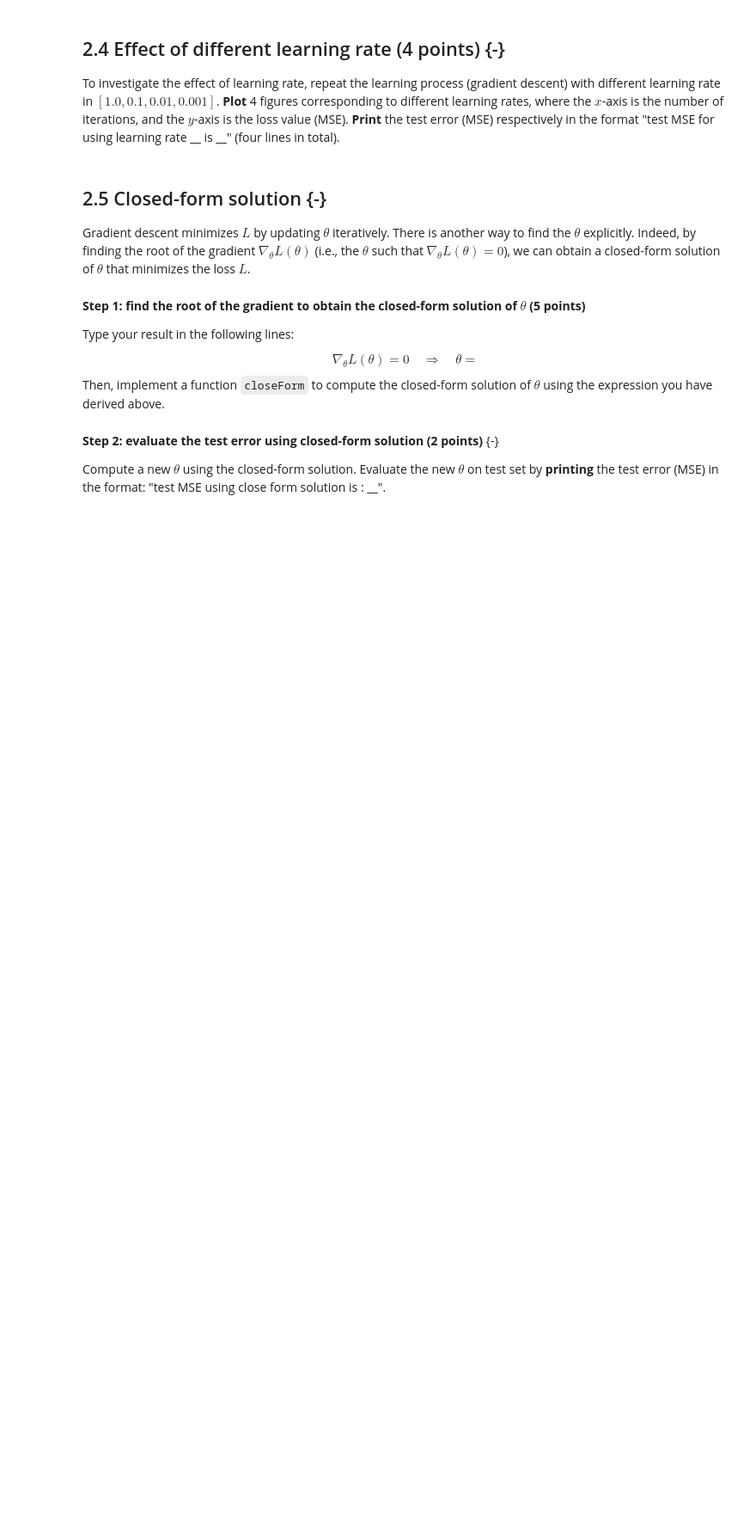
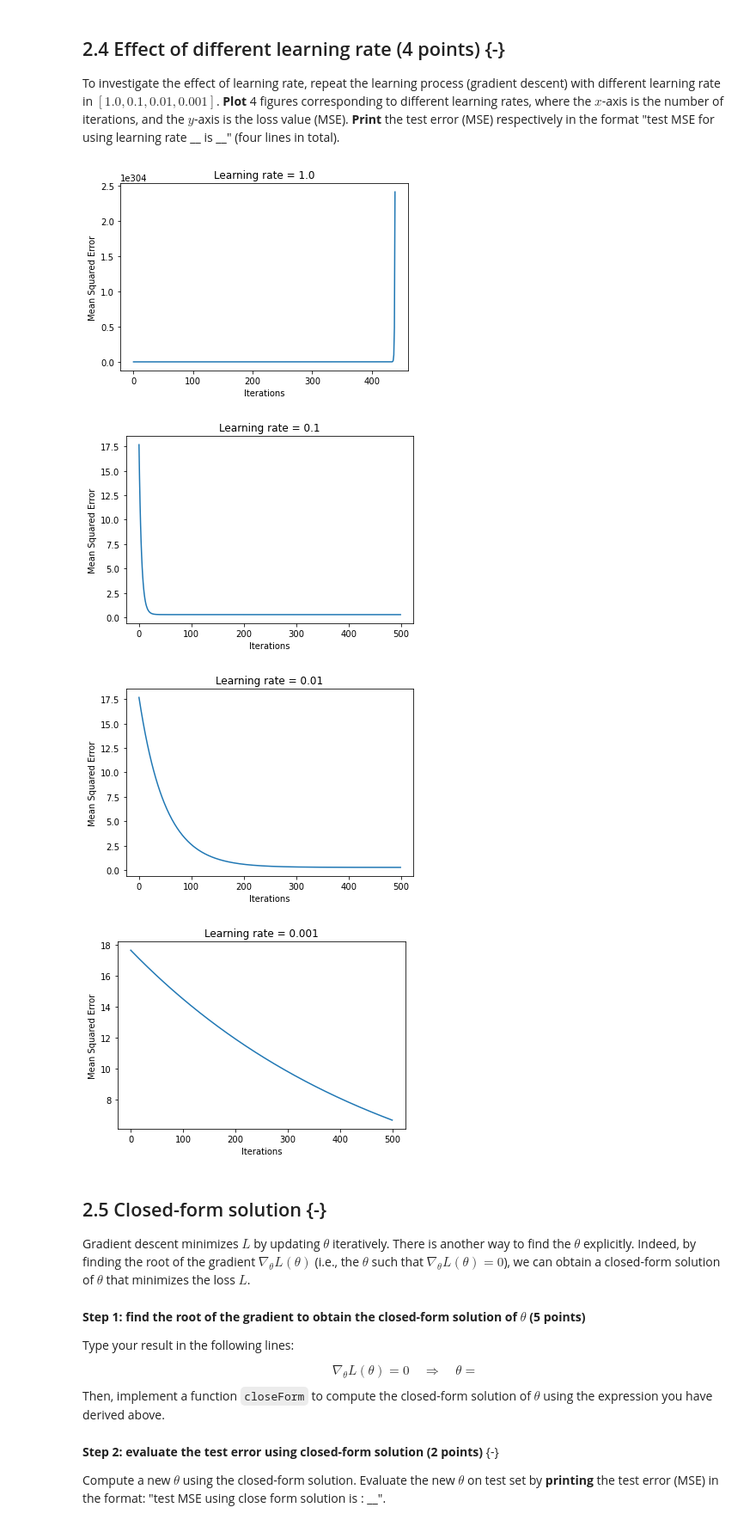
Before and after one commit to laxmena/NaiveBayes-Classification-and-Regression, a Jupyter notebook: Lab_2.ipynb, the cells around one changed output. Shown at 86% size. Saved outputs shown, nothing was run; the diff lists cells and outputs as text; code cells hidden in the pictures; blank space fills up the shorter version.

```diff
--- a/Lab_2.ipynb
+++ b/Lab_2.ipynb
@@ -930,9 +983,21 @@ and the $y$-axis is the loss value (MSE). **Print** the test error (MSE) respect
 # %%
 learning_rates = [1.0, 0.1, 0.01, 0.001]
 
 # *****START OF YOUR CODE (DO NOT DELETE/MODIFY THIS LINE)*****
-
+for alpha in learning_rates:
+    theta = np.zeros((features_count + 1, 1))
+    theta, Loss_record = gradientDescent(train_X, train_y, theta, alpha, num_iters)
+    plt.plot(range(num_iters), Loss_record)
+    plt.title('Learning rate = {}'.format(alpha))
+    plt.xlabel('Iterations')
+    plt.ylabel('Mean Squared Error')
+    plt.show()
 # *****END OF YOUR CODE (DO NOT DELETE/MODIFY THIS LINE)*****
+# %% [output]
+[figure, added]
+[figure, added]
+[figure, added]
+[figure, added]
 # %% [markdown]
 ## 2.5 Closed-form solution  {-}
 
```
Also changed, not shown: parts of 11 cells of this notebook, 1 other file.
